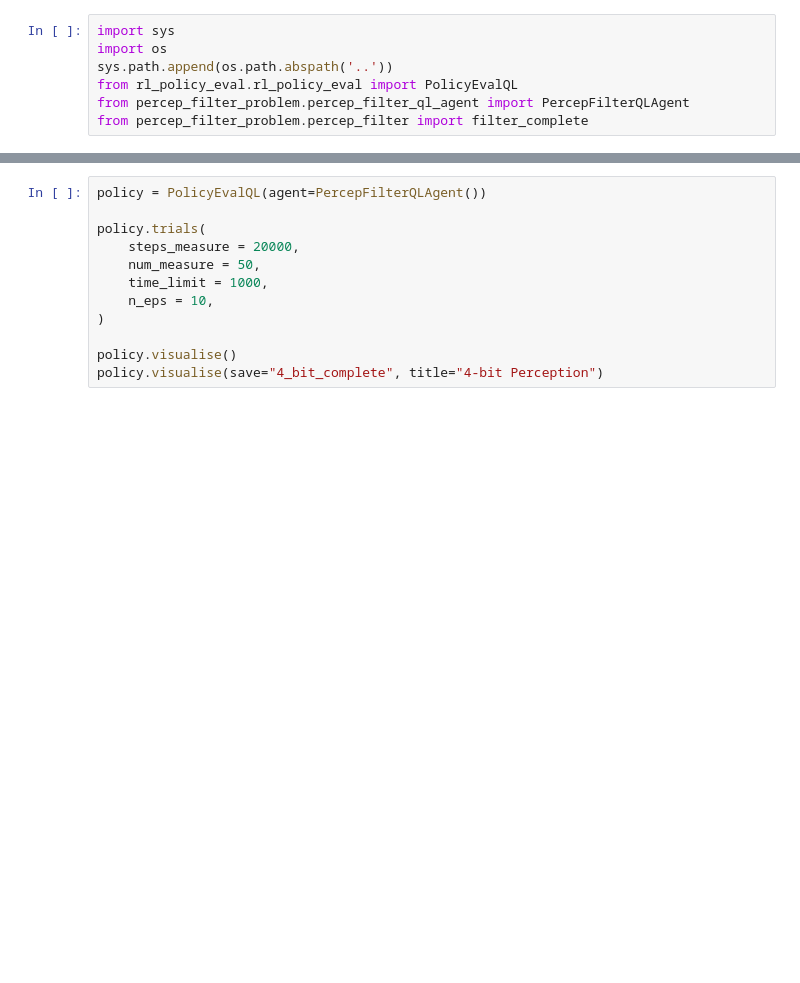
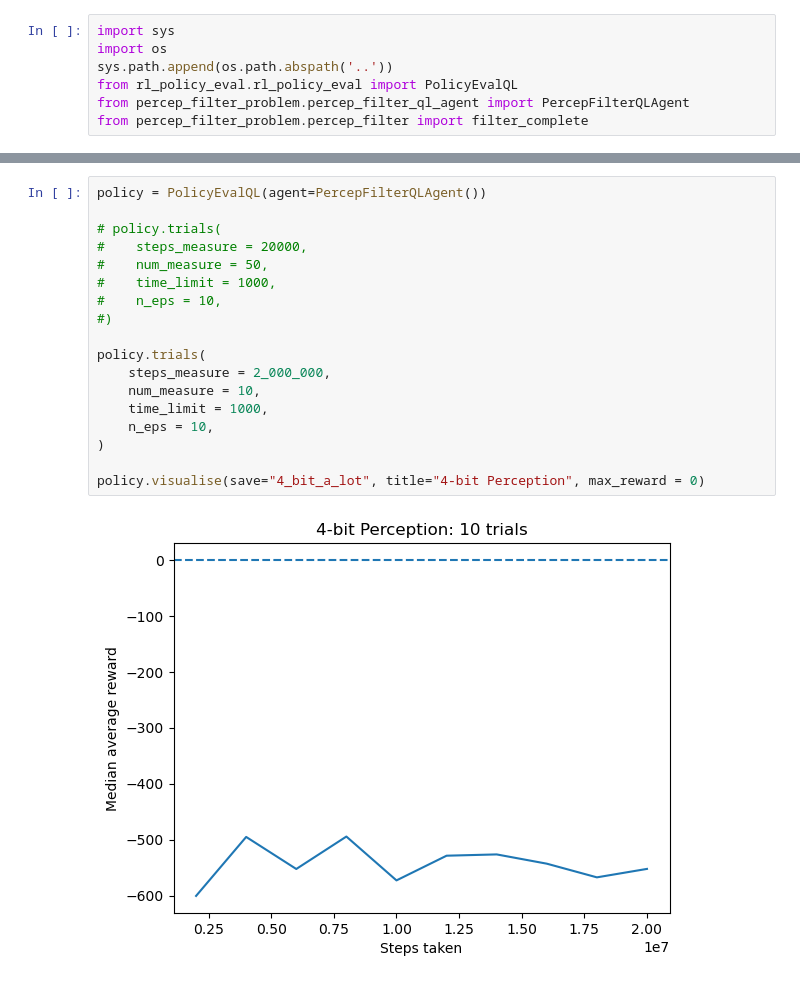
Before and after one commit to WillSyd2023/RL_project, a Jupyter notebook: percep_filter_problem/percep_filter_demo.ipynb, the cells around one changed output, grey strips where cells are left out. Drawn from its saved outputs; the diff is of its cells as text; blank space fills up the shorter version.

```diff
--- a/percep_filter_problem/percep_filter_demo.ipynb
+++ b/percep_filter_problem/percep_filter_demo.ipynb
@@ -19,12 +21,20 @@ policy.visualise(save="percep_complete", title="Complete Perception")
 # %%
 policy = PolicyEvalQL(agent=PercepFilterQLAgent())
 
+# policy.trials(
+#    steps_measure = 20000,
+#    num_measure = 50,
+#    time_limit = 1000,
+#    n_eps = 10,
+#)
+
 policy.trials(
-    steps_measure = 20000,
-    num_measure = 50,
+    steps_measure = 2_000_000,
+    num_measure = 10,
     time_limit = 1000,
     n_eps = 10,
 )
 
-policy.visualise()
-policy.visualise(save="4_bit_complete", title="4-bit Perception")
+policy.visualise(save="4_bit_a_lot", title="4-bit Perception", max_reward = 0)
+# %% [output]
+[figure, added]
```
Also changed, not shown: parts of 1 cell of this notebook, 2 other files.
